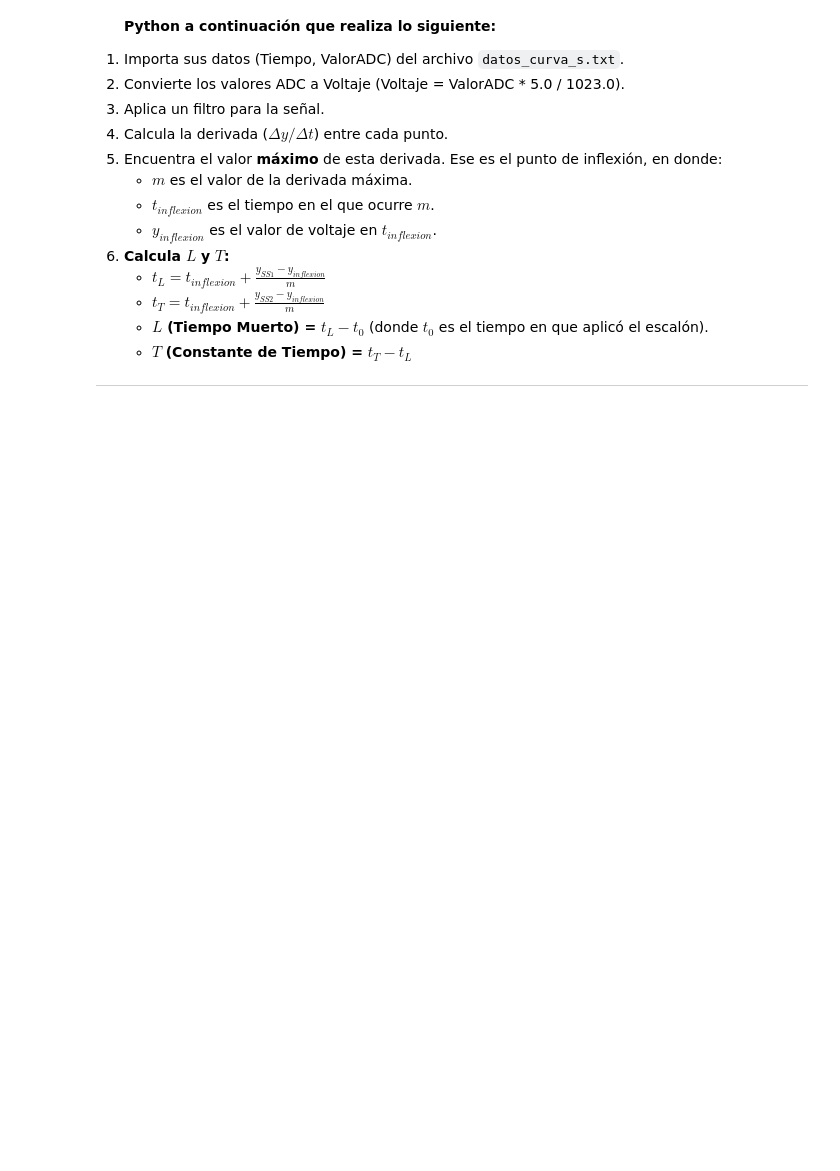
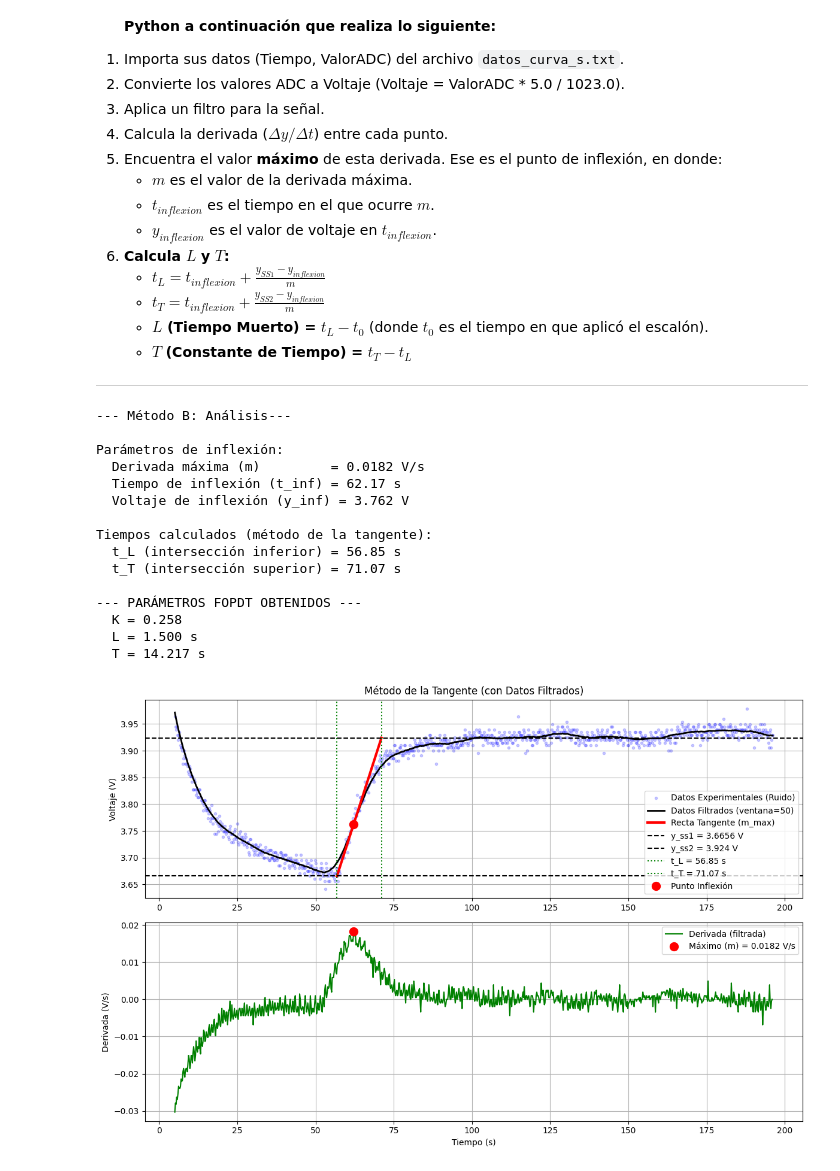
Before and after one commit to MarowlAndrval/control-clasico, a Jupyter notebook: practicas/P_3_01_Modelado_sistema_LTR701.ipynb, the cells around one changed output. Drawn from its saved outputs; the diff is of its cells as text; code cells hidden in the pictures; blank space fills up the shorter version.

```diff
--- a/practicas/P_3_01_Modelado_sistema_LTR701.ipynb
+++ b/practicas/P_3_01_Modelado_sistema_LTR701.ipynb
@@ -195,16 +208,16 @@ import pandas as pd
 nombre_archivo = 'datos_curva_s.txt'
 
 # --- Parámetros del experimento (REEMPLAZAR CON SUS VALORES) ---
-y_ss1 = 2.5      # Voltaje de estado estacionario inicia.
-y_ss2 = 3.03    # Voltaje de estado estacionario final.
+y_ss1 = 3.6656     # Voltaje de estado estacionario inicia.
+y_ss2 = 3.924   # Voltaje de estado estacionario final.
 delta_u = 1.0    # Cambio en la entrada.
 
 # --- Tiempo del escalón (REEMPLAZAR CON SUS VALORES) ---
 # Es el primer valor de tiempo que el Monitor Serie imprime inmediatamente después de que aparece el mensaje --- ESCALÓN APLICADO (40%) ---
-t_0 = 10.0       # Nota: Convertir el valor de ms a segundos.
+t_0 = 55.35      # Nota: Convertir el valor de ms a segundos.
 
 # --- Ventana del filtro  (Puedes ajustar este valor si es necesario, 5 o 7 es un buen inicio) ---
-window_size = 5
+window_size = 50
 
 
 try:
@@ -302,30 +315,47 @@ try:
     ax1.axhline(y=y_ss1, color='k', linestyle='--', label=f'y_ss1 = {y_ss1} V')
     ax1.axhline(y=y_ss2, color='k', linestyle='--', label=f'y_ss2 = {y_ss2} V')
     ax1.axvline(x=t_L, color='g', linestyle=':', label=f't_L = {t_L:.2f} s')
     ax1.axvline(x=t_T, color='g', linestyle=':', label=f't_T = {t_T:.2f} s')
     ax1.plot(t_inflexion, y_inflexion, 'ro', markersize=10, label='Punto Inflexión')
 
     ax1.set_title('Método de la Tangente (con Datos Filtrados)')
     ax1.set_ylabel('Voltaje (V)')
     ax1.legend()
     ax1.grid(True)
 
     # Gráfica 2: Derivada
     ax2 = plt.subplot(2, 1, 2, sharex=ax1)
     ax2.plot(t_derivada, derivada, 'g-', label='Derivada (filtrada)')
     ax2.plot(t_inflexion, m, 'ro', markersize=10, label=f'Máximo (m) = {m:.4f} V/s')
     ax2.set_xlabel('Tiempo (s)')
     ax2.set_ylabel('Derivada (V/s)')
     ax2.legend()
     ax2.grid(True)
 
     plt.tight_layout()
     plt.show()
 
 
 except FileNotFoundError:
     print(f"Error: No se encontró el archivo '{nombre_archivo}'")
     print("Por favor, asegúrese que el archivo .txt está en la misma carpeta que el script.")
 
 except Exception as e:
     print(f"Ha ocurrido un error inesperado: {e}")
+# %% [output]
+--- Método B: Análisis---
+
+Parámetros de inflexión:
+  Derivada máxima (m)         = 0.0182 V/s
+  Tiempo de inflexión (t_inf) = 62.17 s
+  Voltaje de inflexión (y_inf) = 3.762 V
+
+Tiempos calculados (método de la tangente):
+  t_L (intersección inferior) = 56.85 s
+  t_T (intersección superior) = 71.07 s
+
+--- PARÁMETROS FOPDT OBTENIDOS ---
+  K = 0.258
+  L = 1.500 s
+  T = 14.217 s
+[figure, added]
```
Also changed, not shown: parts of 7 cells of this notebook.
